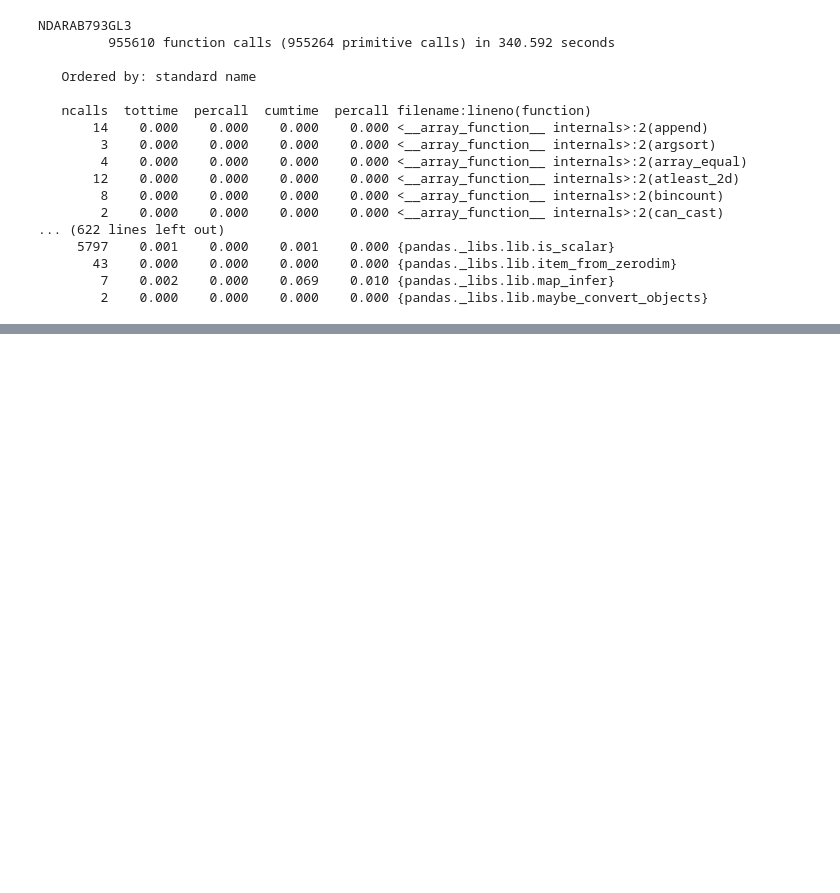
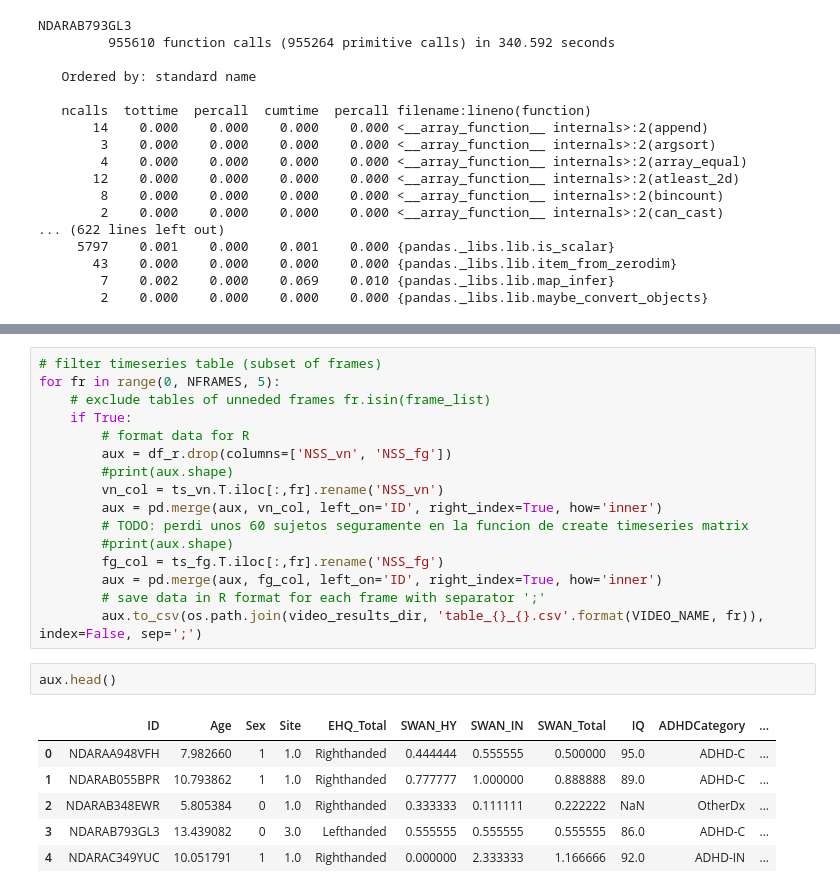
Before and after one commit to gastonbujia/SaliencyADHD, a Jupyter notebook: notebooks/data_check.ipynb, the cells around one changed output, grey strips where cells are left out. Cells and saved outputs as stored; diff of their text form; blank space fills up the shorter version.

```diff
--- a/notebooks/data_check.ipynb
+++ b/notebooks/data_check.ipynb
@@ -326,0 +407,25 @@ NDARAB793GL3
+# %%
+# filter timeseries table (subset of frames)
+for fr in range(0, NFRAMES, 5):
+    # exclude tables of unneded frames fr.isin(frame_list)
+    if True:
+        # format data for R
+        aux = df_r.drop(columns=['NSS_vn', 'NSS_fg'])
+        #print(aux.shape)
+        vn_col = ts_vn.T.iloc[:,fr].rename('NSS_vn')
+        aux = pd.merge(aux, vn_col, left_on='ID', right_index=True, how='inner')
+        # TODO: perdi unos 60 sujetos seguramente en la funcion de create timeseries matrix
+        #print(aux.shape)
+        fg_col = ts_fg.T.iloc[:,fr].rename('NSS_fg')
+        aux = pd.merge(aux, fg_col, left_on='ID', right_index=True, how='inner')
+        # save data in R format for each frame with separator ';'
+        aux.to_csv(os.path.join(video_results_dir, 'table_{}_{}.csv'.format(VIDEO_NAME, fr)), index=False, sep=';')
+# %%
+aux.head()
+# %% [output]
+|  | ID | Age | Sex | Site | EHQ_Total | SWAN_HY | SWAN_IN | SWAN_Total | IQ | ADHDCategory | ... |
+| 0 | NDARAA948VFH | 7.982660 | 1 | 1.0 | Righthanded | 0.444444 | 0.555555 | 0.500000 | 95.0 | ADHD-C | ... |
+| 1 | NDARAB055BPR | 10.793862 | 1 | 1.0 | Righthanded | 0.777777 | 1.000000 | 0.888888 | 89.0 | ADHD-C | ... |
+| 2 | NDARAB348EWR | 5.805384 | 0 | 1.0 | Righthanded | 0.333333 | 0.111111 | 0.222222 | NaN | OtherDx | ... |
+| 3 | NDARAB793GL3 | 13.439082 | 0 | 3.0 | Lefthanded | 0.555555 | 0.555555 | 0.555555 | 86.0 | ADHD-C | ... |
+| 4 | NDARAC349YUC | 10.051791 | 1 | 1.0 | Righthanded | 0.000000 | 2.333333 | 1.166666 | 92.0 | ADHD-IN | ... |
```
Also changed, not shown: parts of 8 cells of this notebook.
